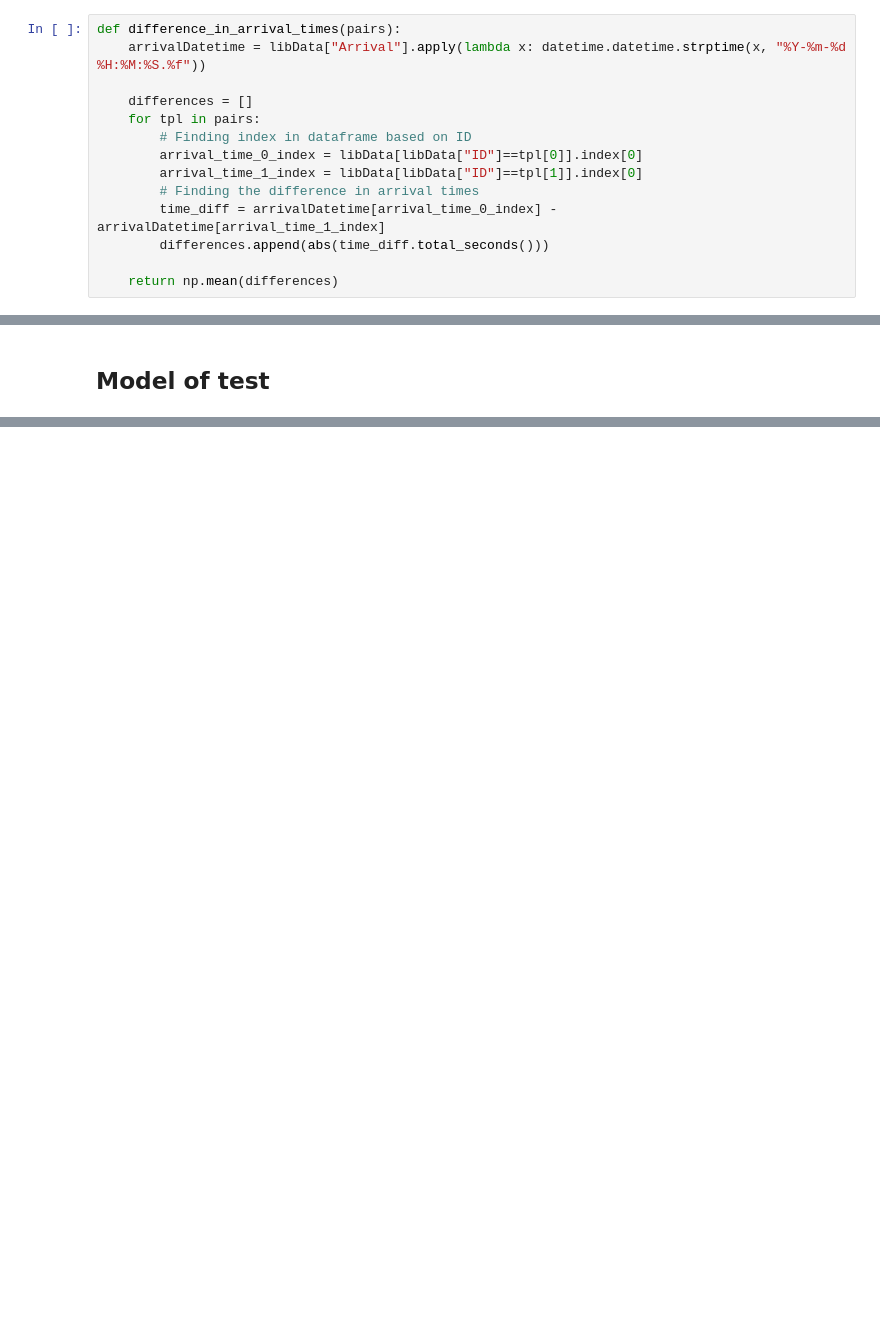
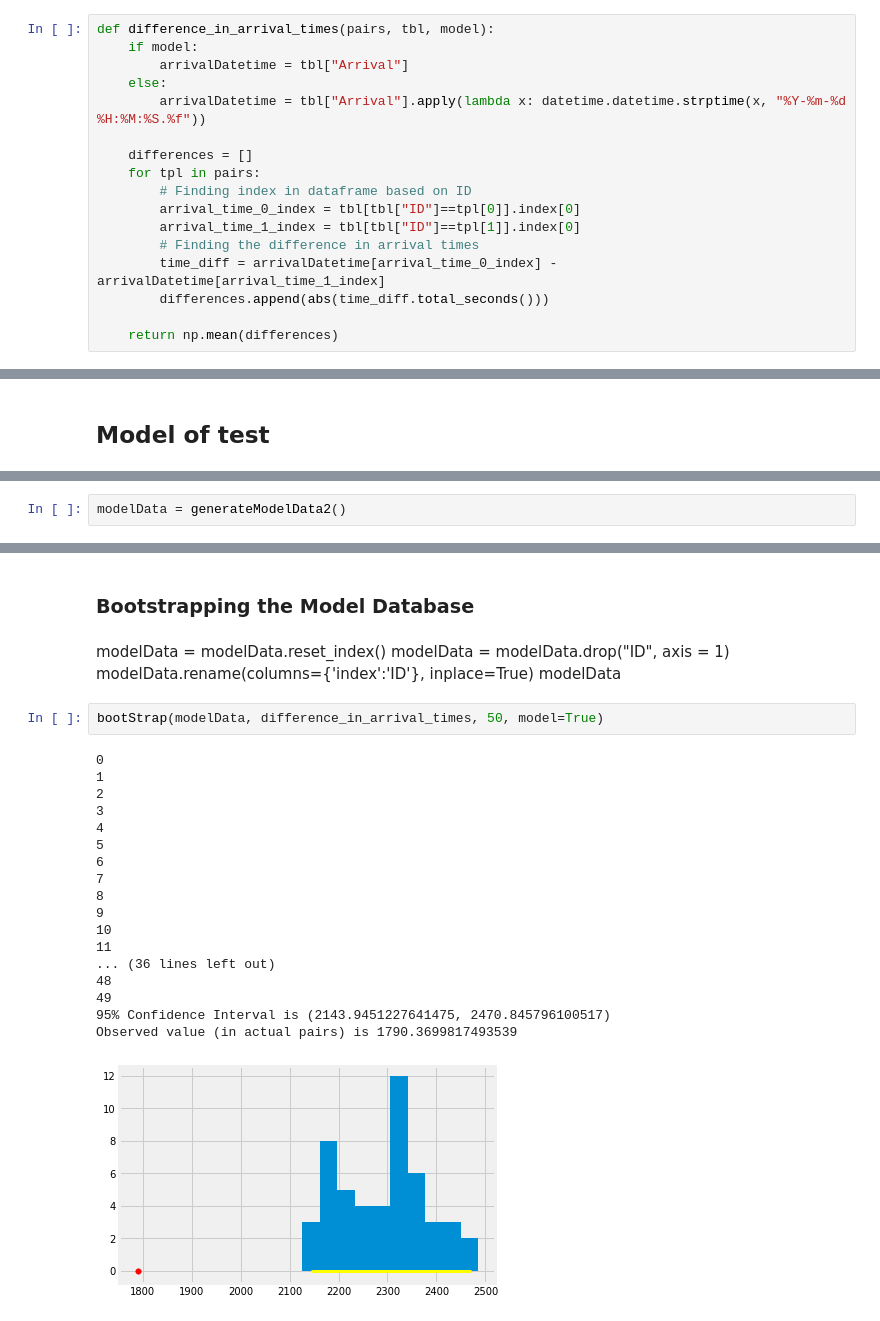
Before and after one commit to rishab231/peerEffects, a Jupyter notebook: peerStats.ipynb, the cells around one changed output, grey strips where cells are left out. Drawn from its saved outputs; the diff is of its cells as text; blank space fills up the shorter version.

```diff
--- a/peerStats.ipynb
+++ b/peerStats.ipynb
@@ -207,14 +217,17 @@ def difference_in_leaving_times(pairs):
 
     return np.mean(differences)
 # %%
-def difference_in_arrival_times(pairs):
-    arrivalDatetime = libData["Arrival"].apply(lambda x: datetime.datetime.strptime(x, "%Y-%m-%d %H:%M:%S.%f"))
+def difference_in_arrival_times(pairs, tbl, model):
+    if model:
+        arrivalDatetime = tbl["Arrival"]
+    else:
+        arrivalDatetime = tbl["Arrival"].apply(lambda x: datetime.datetime.strptime(x, "%Y-%m-%d %H:%M:%S.%f"))
 
     differences = []
     for tpl in pairs:
         # Finding index in dataframe based on ID
-        arrival_time_0_index = libData[libData["ID"]==tpl[0]].index[0]
-        arrival_time_1_index = libData[libData["ID"]==tpl[1]].index[0]
+        arrival_time_0_index = tbl[tbl["ID"]==tpl[0]].index[0]
+        arrival_time_1_index = tbl[tbl["ID"]==tpl[1]].index[0]
         # Finding the difference in arrival times
         time_diff = arrivalDatetime[arrival_time_0_index] - arrivalDatetime[arrival_time_1_index]
         differences.append(abs(time_diff.total_seconds()))
@@ -346,0 +517,2 @@ generateModelData()
+# %%
+modelData = generateModelData2()
@@ -346,0 +567,28 @@ generateModelData()
+# %% [markdown]
+### Bootstrapping the Model Database
+# %% [markdown]
+modelData = modelData.reset_index()
+modelData = modelData.drop("ID", axis = 1)
+modelData.rename(columns={'index':'ID'}, inplace=True)
+modelData
+# %%
+bootStrap(modelData, difference_in_arrival_times, 50, model=True)
+# %% [output]
+0
+1
+2
+3
+4
+5
+6
+7
+8
+9
+10
+11
+... (36 lines left out)
+48
+49
+95% Confidence Interval is (2143.9451227641475, 2470.845796100517)
+Observed value (in actual pairs) is 1790.3699817493539
+[figure, added]
```
Also changed, not shown: parts of 29 cells of this notebook, 1 other file.
